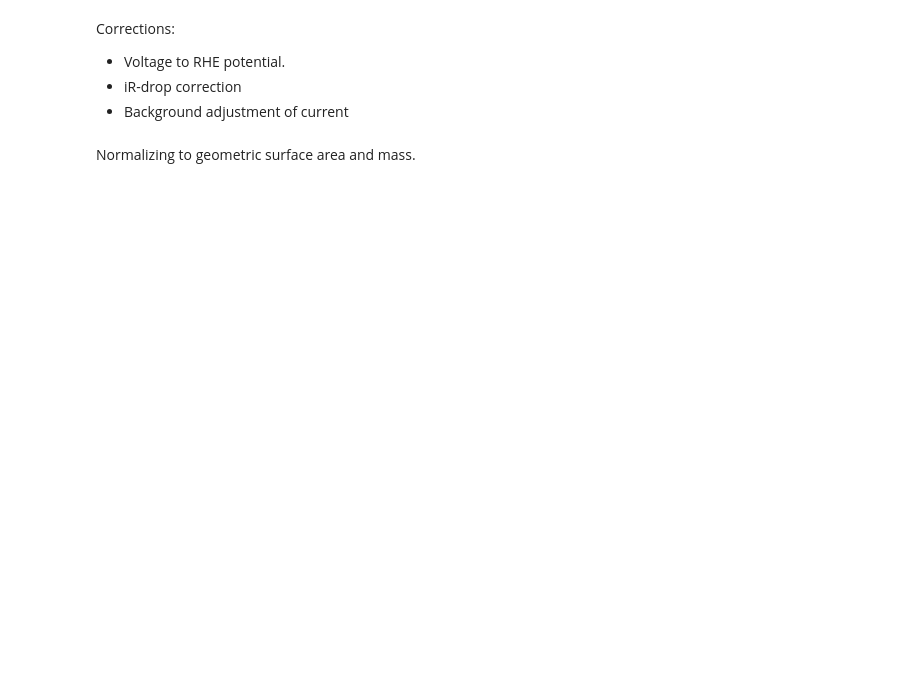
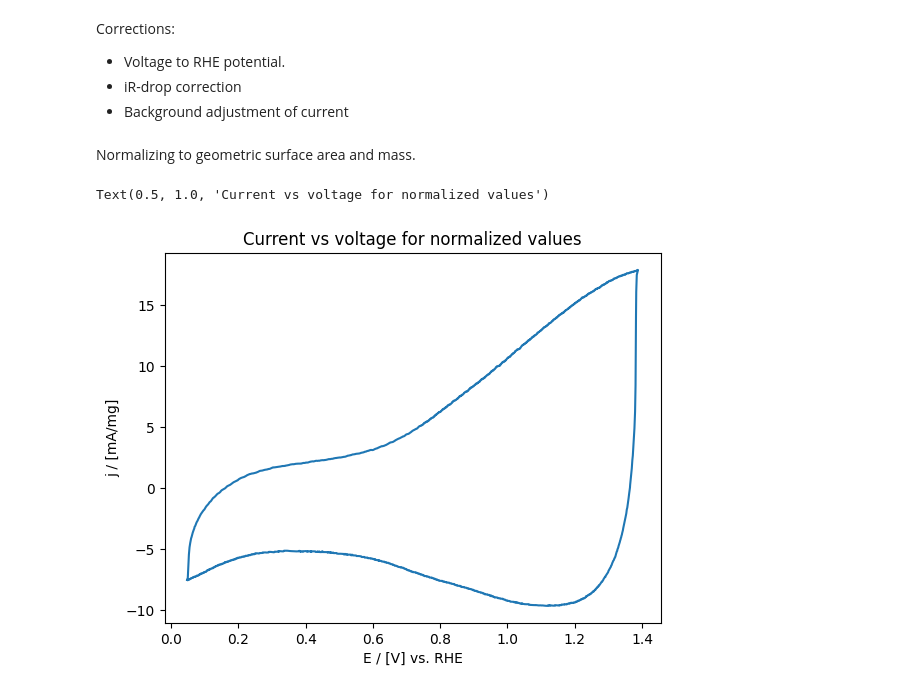
Before and after one commit to linneabjork/RDE_analysis, a Jupyter notebook: run_analysisCV.ipynb, the cells around one changed output. Drawn from its saved outputs; the diff is of its cells as text; code cells hidden in the pictures; blank space fills up the shorter version.

Commit message:
Corrections in the script

```diff
--- a/run_analysisCV.ipynb
+++ b/run_analysisCV.ipynb
@@ -52,12 +50,21 @@ Corrections:
 # %%
 %autoreload
 voltage_RHE, background_RHE = RHE_correction(V, background_matrix, parameters_dictionary)
-
-new_V = ir_drop_correction(voltage_RHE, background_RHE, 3, parameters_dictionary)
-
-new_I = background_correction_current(I, background_RHE, 3)
+new_V = ir_drop_correction(voltage_RHE, background_RHE, 1, parameters_dictionary)
+new_I = background_correction_current(I, background_RHE, 1)
 # %% [markdown]
 Normalizing to geometric surface area and mass.
 # %%
 %autoreload
-mass_V, mass_I, surface_V, surface_I = normalizing(new_V, new_I, parameters_dictionary)
+mass_I = copy.deepcopy(new_I)
+surface_I = copy.deepcopy(new_I)
+
+mass_I, surface_I = normalizing(new_I, parameters_dictionary)
+# %%
+plt.plot(new_V, mass_I)
+plt.xlabel('E / [V] vs. RHE')
+plt.ylabel('j / [mA/mg]')
+plt.title('Current vs voltage for normalized values')
+# %% [output]
+Text(0.5, 1.0, 'Current vs voltage for normalized values')
+[figure, added]
```
Also changed, not shown: parts of 3 cells of this notebook, 1 other file.
